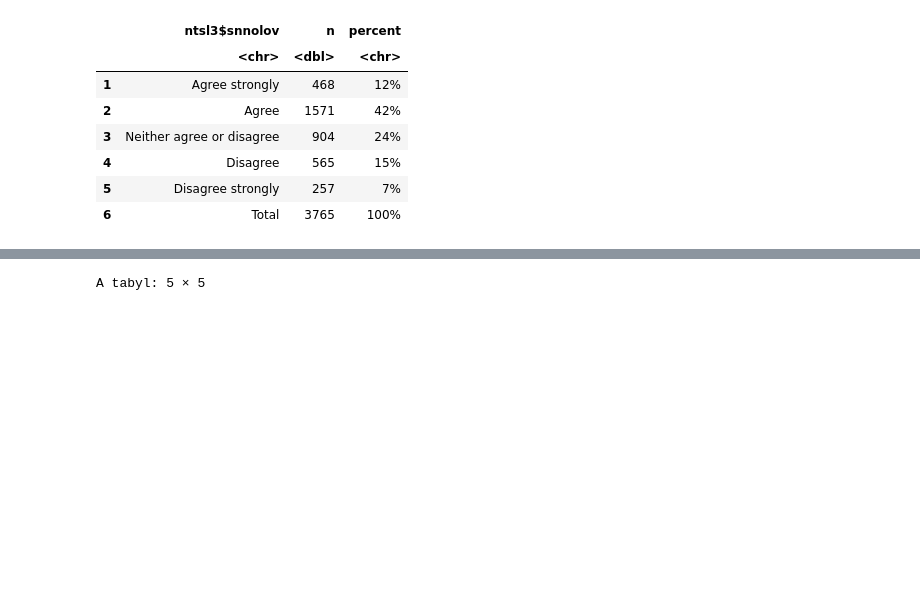
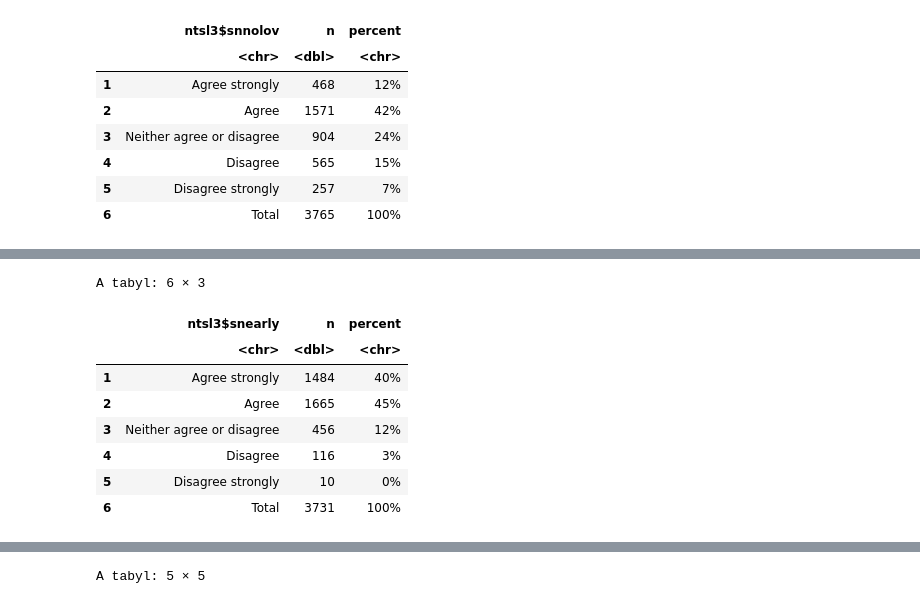
Before and after one commit to JenniferLB/Explore-UKDS-data, a Jupyter notebook: SexReligion.ipynb, the cells around one changed output, grey strips where cells are left out. Cells and saved outputs as stored; diff of their text form; code cells hidden in the pictures; blank space fills up the shorter version.

```diff
--- a/SexReligion.ipynb
+++ b/SexReligion.ipynb
@@ -155,3 +196,19 @@ So from the data here, it seems just over half the British public are comfortabl
+# %%
+#this code gives a table for the sex without love variable.
+attitude <- tabyl(ntsl3$snearly, sort = TRUE,  show_missing_levels = FALSE, show_na = FALSE)
+attitude %>%
+  adorn_totals("row") %>%
+adorn_pct_formatting(digits=0)
+# %% [output]
+A tabyl: 6 × 3
+|  | ntsl3$snearly | n | percent |
+|  | <chr> | <dbl> | <chr> |
+| 1 | Agree strongly | 1484 | 40% |
+| 2 | Agree | 1665 | 45% |
+| 3 | Neither agree or disagree | 456 | 12% |
+| 4 | Disagree | 116 | 3% |
+| 5 | Disagree strongly | 10 | 0% |
+| 6 | Total | 3731 | 100% |
 # %% [markdown]
 ### Sexually conservative attitudes
 
```
Also changed, not shown: parts of 33 cells of this notebook.
